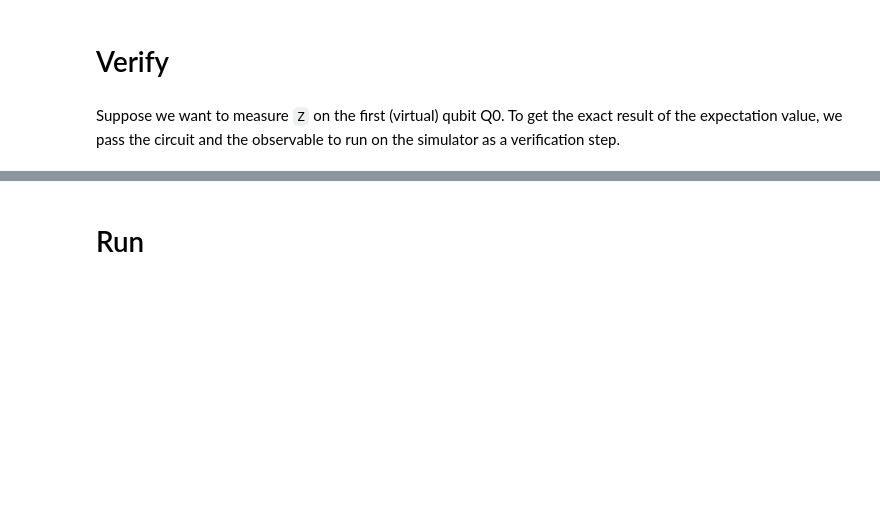
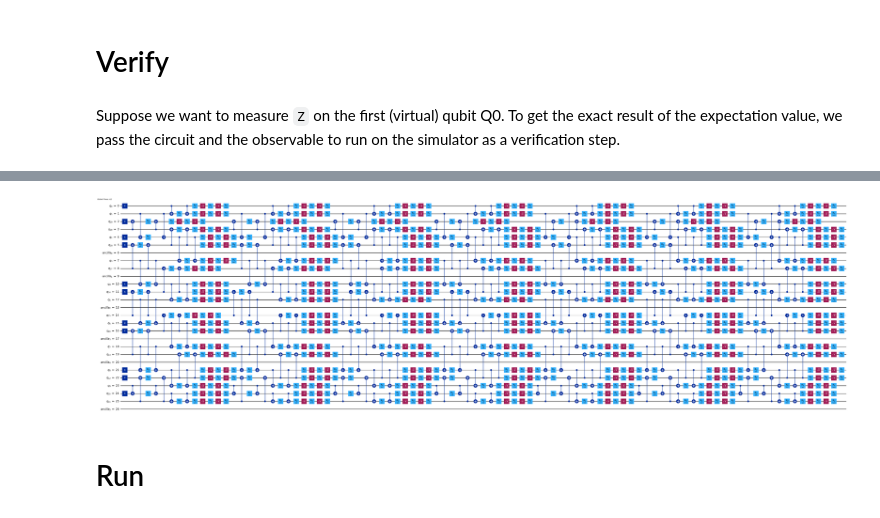
Before and after one commit to IBM-Quantum-Technical-Enablement/quantum-enablement, a Jupyter notebook: docs/notebooks/pulse_efficient_transpilation_qsim.ipynb, the cells around one changed output, grey strips where cells are left out. Saved outputs shown, nothing was run; the diff lists cells and outputs as text; code cells hidden in the pictures; blank space fills up the shorter version.

```diff
--- a/docs/notebooks/pulse_efficient_transpilation_qsim.ipynb
+++ b/docs/notebooks/pulse_efficient_transpilation_qsim.ipynb
@@ -180,7 +180,7 @@ From the plot above, it is clear that the `RZXGate` transpilation results in sho
 Let's extend our example to a 1D spin chain of $N=21$ qubits. We follow the same steps to transpile into a basis gate set that includes either a `cx` or a `rzx` gate. This is what the trotterized evolution circuit looks like.
 # %%
 num_qubits = 21
-evol = build_trotter_evolution(num_qubits=num_qubits, rep=50)
+evol = build_trotter_evolution(num_qubits=num_qubits, rep=7)
 # evol.draw('mpl', fold=-1)
 # %% [markdown]
 Initialize the qubit state in the `0101...01` antiferromagnetic state, then compose the evolution circuit `evol` after the state initialization. At least, we assign circuit parameters $Jt=1$ and $ht=1$.
@@ -196,7 +196,7 @@ qc.compose(evol, inplace=True)
 
 # assign parameters
 parameters = qc.parameters
-qc.assign_parameters({parameters[0]: 1, parameters[1]: 1}, inplace=True)
+qc.assign_parameters({parameters[0]: 0.3, parameters[1]: 0.3}, inplace=True)
 # %% [markdown]
 Now, we are ready to perform transpilation. As an example, we will transpile to run on the backend `ibm_auckland`. We define two functions: one to transpile into a basis gate set includes the `cx` gate, and the other includes the `rzx` gate.
 # %%
@@ -277,3 +275,7 @@ EstimatorResult(values=array([-0.6938]), metadata=[{'variance': 0.51864156000000
+# %%
+cx_circ.draw('mpl',fold=-1)
+# %% [output]
+[figure, added]
 # %% [markdown]
 # Run
 # %% [markdown]
```
Also changed, not shown: parts of 13 cells of this notebook.
